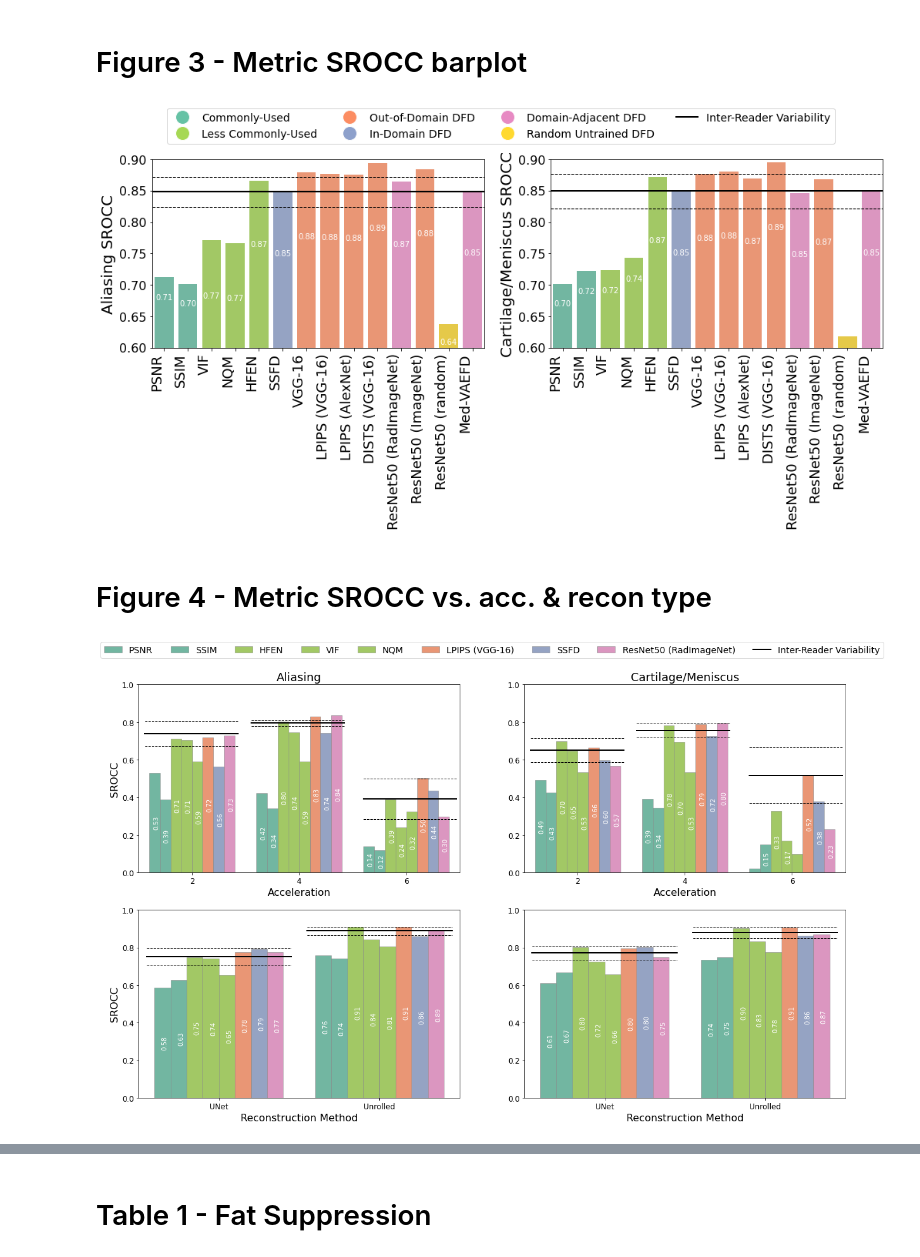
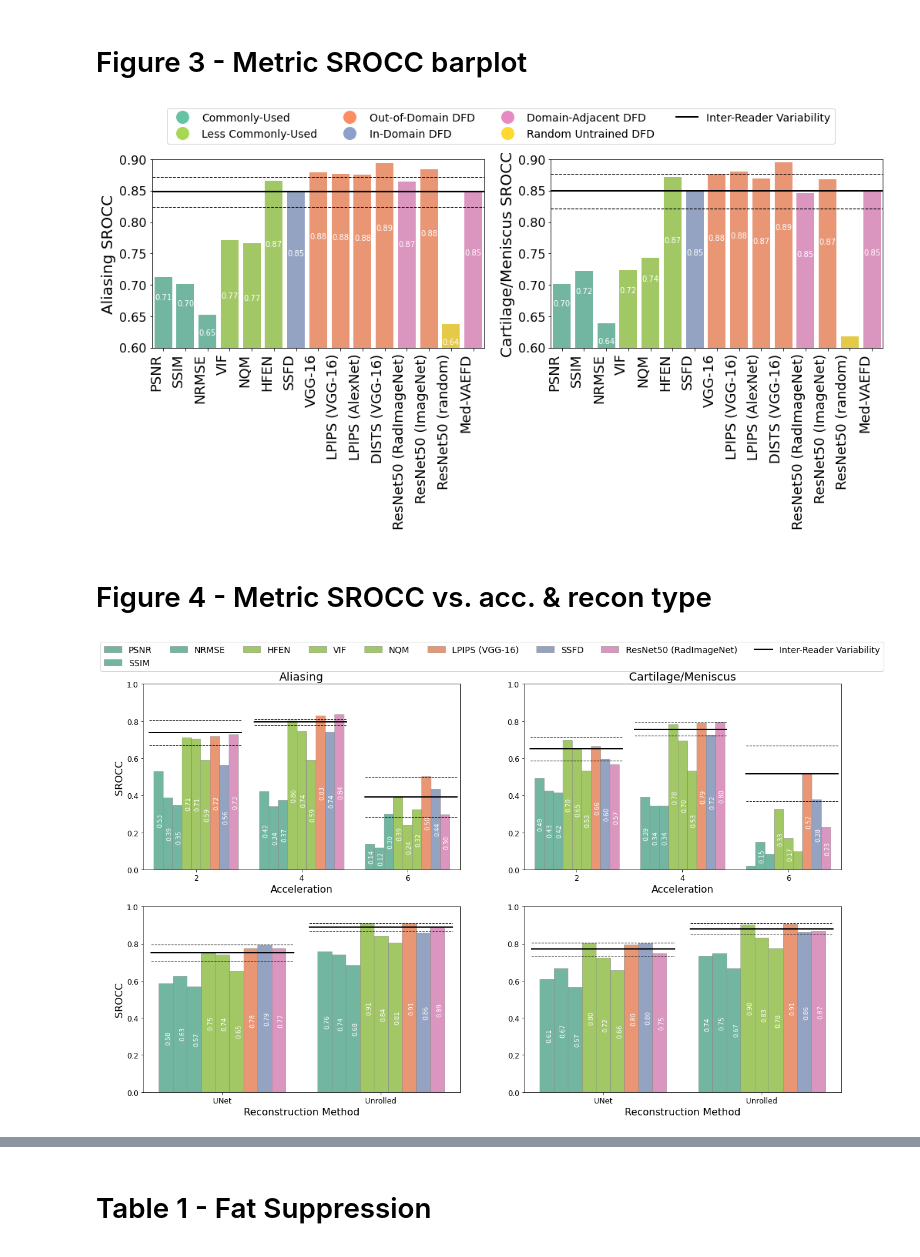
Before and after one commit to StanfordMIMI/deep-feature-mr-recon, a Jupyter notebook: ReaderStudy_vs_Metrics.ipynb, the cells around one changed output, grey strips where cells are left out. Saved outputs shown, nothing was run; the diff lists cells and outputs as text; code cells hidden in the pictures.

```diff
--- a/ReaderStudy_vs_Metrics.ipynb
+++ b/ReaderStudy_vs_Metrics.ipynb
@@ -61,7 +62,7 @@ df.head()
 # ### ENTER METRICS HERE ####
 
 # Figure 2
-metrics = ['PSNR', 'SSIM', 'HFEN', 'VIF', 'NQM', 'LPIPS (VGG-16)', 'SSFD', 'ResNet50 (RadImageNet)']
+metrics = ['PSNR', 'SSIM','NRMSE','HFEN', 'VIF', 'NQM', 'LPIPS (VGG-16)', 'SSFD', 'ResNet50 (RadImageNet)']
 
 # All IQ metrics
 # Note that the Med_VAEFD model has not yet been made publically available, and as such experiments were performed offline.
@@ -181,7 +182,7 @@ df.rename(columns={'RINFD':'ResNet50 (RadImageNet)',
                   'DISTS':'DISTS (VGG-16)'},
                   inplace=True)
 
-metrics = ['PSNR', 'SSIM', 'VIF','NQM', 'HFEN','SSFD', 'VGG-16', 'LPIPS (VGG-16)',  'LPIPS (AlexNet)', 'DISTS (VGG-16)', 'ResNet50 (RadImageNet)', 'ResNet50 (ImageNet)', 'ResNet50 (random)']
+metrics = ['PSNR', 'SSIM', 'NRMSE','VIF','NQM', 'HFEN','SSFD', 'VGG-16', 'LPIPS (VGG-16)',  'LPIPS (AlexNet)', 'DISTS (VGG-16)', 'ResNet50 (RadImageNet)', 'ResNet50 (ImageNet)', 'ResNet50 (random)']
 
 scores = ["Aliasing","Cartilage/Meniscus"]
 
@@ -290,11 +291,11 @@ legend_elements.append(Line2D([0], [0], linestyle='-', linewidth=2, color = 'bla
 # Create the legend outside of the subplots at the top
 legend = plt.legend(handles=legend_elements, loc='upper center', bbox_to_anchor=(-0.15, 1.30), ncol=4,fontsize=14)
 # %% [output]
-[figure, old version]
+[figure, new version]
 # %% [markdown]
 # Figure 4 - Metric SROCC vs. acc. & recon type
 # %%
-core_metrics = ['PSNR', 'SSIM', 'HFEN', 'VIF', 'NQM', 'LPIPS (VGG-16)', 'SSFD', 'ResNet50 (RadImageNet)']
+core_metrics = ['PSNR', 'SSIM', 'NRMSE','HFEN', 'VIF', 'NQM', 'LPIPS (VGG-16)', 'SSFD', 'ResNet50 (RadImageNet)']
 scores = ["Aliasing","Cartilage/Meniscus"]
 
 acc_data = []
@@ -345,6 +346,7 @@ base_palette = sns.color_palette("Set2")
 metric_color_mapping = {
     'SSIM': base_palette[0],
     'PSNR': base_palette[0],
+    'NRMSE': base_palette[0],
     'VIF': base_palette[4],
     'NQM': base_palette[4],
     'HFEN': base_palette[4],
@@ -404,31 +406,31 @@ for i,score in enumerate(scores):
         axes[1, i].set_ylabel('', fontsize=1)
     axes[1, i].tick_params(labelsize=12)
     axes[1,i].set_ylim(0,1.0)
 
     # Calculate mean and standard deviation for IRV
     for pos, method in zip([0.025,0.525],['UNet','Unrolled']):
         temp_rs_df = rs_df[rs_df['Method']==method]
         rs_irv_df = generate_irv_df(temp_rs_df)
         temp_rs_irv_df = rs_irv_df[(rs_irv_df['metric'] == score)]
         mean_irv = temp_rs_irv_df['srocc'].mean()
         std_irv = temp_rs_irv_df['srocc'].std()
 
         start_pos = pos
         end_pos = pos+0.45
         # Plot the mean and standard deviation lines
         axes[1,i].axhline(mean_irv, start_pos, end_pos, color='black', linestyle='-', linewidth=2)  # Mean line
         axes[1,i].axhline(mean_irv - std_irv, start_pos, end_pos, color='black', linestyle='--', linewidth=1)  # Lower std dev
         axes[1,i].axhline(mean_irv + std_irv, start_pos, end_pos, color='black', linestyle='--', linewidth=1)  # Upper std dev
 
 
 # Remove the legends from individual plots
 for ax in axes.flat:
     ax.get_legend().remove()
 
 # Create the legend outside of the subplots at the top
 irv_handle = mlines.Line2D([], [], color='black', marker='_', markersize=15, label='IRV', linestyle='-', linewidth=2)
 handles.append(irv_handle)
 labels.append('Inter-Reader Variability')
 legend = plt.legend(handles, labels, loc='upper center', bbox_to_anchor=(-0.1, 2.45), ncol=9,fontsize=14)
 # %% [output]
-[figure, old version]
+[figure, new version]
```
Also changed, not shown: parts of 6 cells of this notebook.
